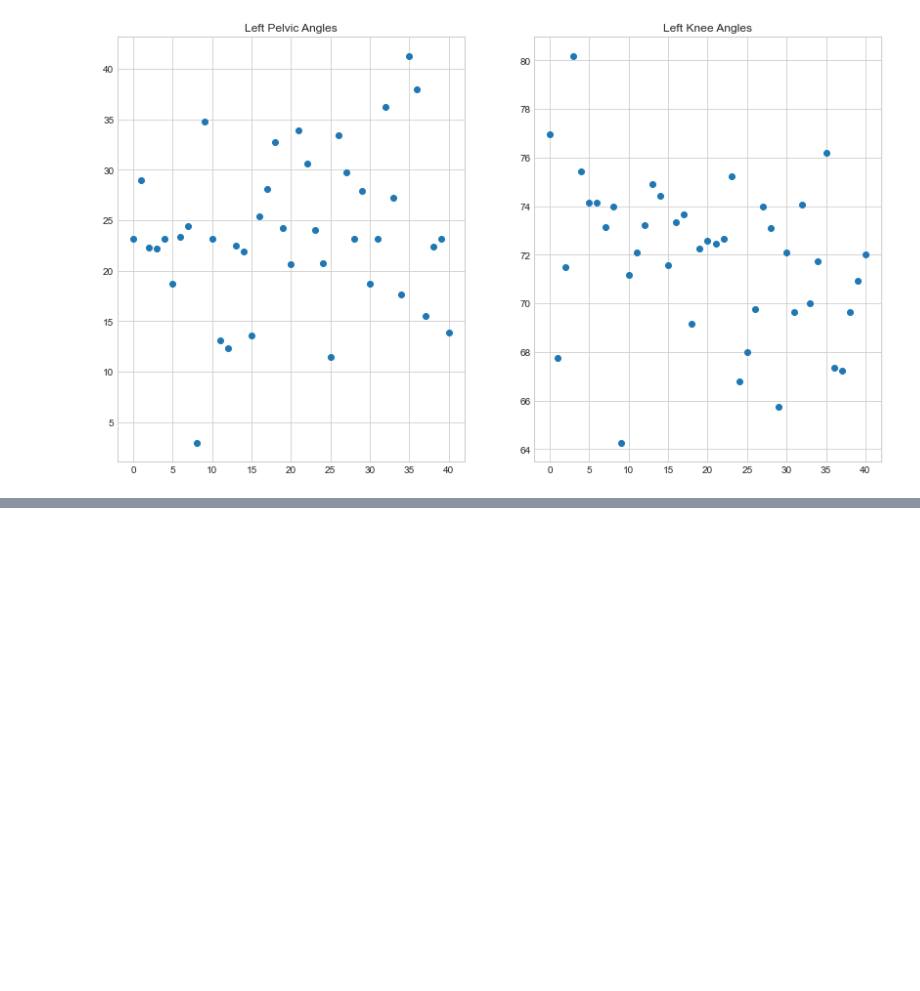
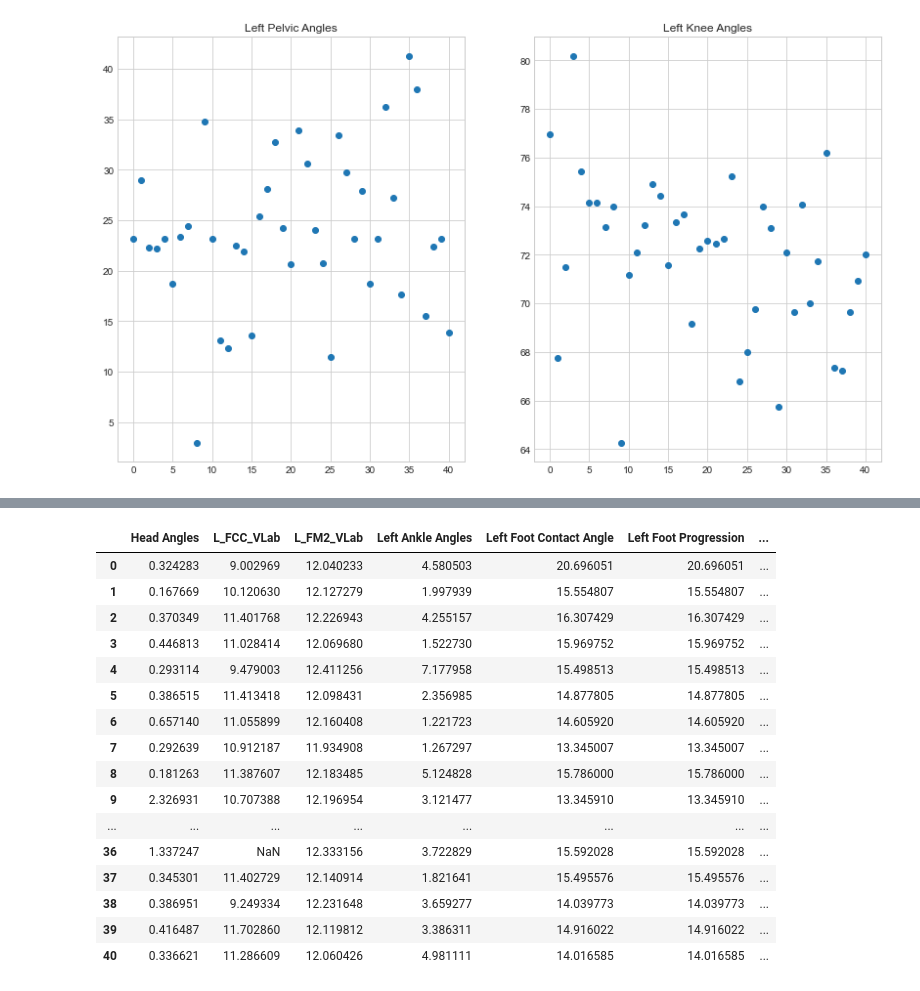
Before and after one commit to streckgumman/BikeFit, a Jupyter notebook: src/injuries.ipynb, the cells around one changed output, grey strips where cells are left out. Drawn from its saved outputs; the diff is of its cells as text; code cells hidden in the pictures; blank space fills up the shorter version.

```diff
--- a/src/injuries.ipynb
+++ b/src/injuries.ipynb
@@ -231,3 +232,85 @@ ax[1].set_title("Left Knee Angles")
 # %% [output]
 Text(0.5, 1.0, 'Left Knee Angles')
 [figure]
+# %%
+# standard deviation
+i = 0
+df_list = []
+injurylevel = [0 for i in range(21)]
+df = pd.DataFrame(injurylevel, columns=['injury level'])
+path = "../usethis/HEALTHY/"
+injury = pd.DataFrame(injurylevel, columns=['injury level'])
+
+
+
+for xml_file in os.listdir(path):
+    if xml_file.startswith("timeseries"):
+        #print(xml_file)
+        bs_data = read_data(path + xml_file)
+        b_name = bs_data.find_all('name')
+        try:
+            df1 = calc_euclidian_distances(bs_data, 0, int(len(b_name)/4))
+            df1 = pd.DataFrame(df1.std().to_dict(),index=[df1.index.values[-1]])
+            df1 = df1.rename(index={100:i})
+            #df1 = df1.join(injury)
+            #print(df1)
+
+            df_list.append(df1)
+            i += 1
+        except:
+            print(xml_file + " failed to compute")
+
+data = pd.concat(df_list)
+#df2 = data.join(df)
+
+print(f"Length of calculated dataframe: {len(data)}" )
+print(f"Length of how many timeseries-files we have: {i}")
+
+df_list = []
+injurylevel = [1 for i in range(20)]
+injurylevel2 = [0 for i in range(21)]
+injury = pd.DataFrame([1], columns=['injury level'])
+#print(injurylevel)
+injury = injurylevel2.append(injurylevel)
+
+df = pd.DataFrame(injurylevel, columns=['injury level'])
+path = "../usethis/PFPS/"
+n = 0
+
+for xml_file in os.listdir(path):
+    if xml_file.startswith("timeseries"):
+        #print(xml_file)
+        bs_data = read_data(path + xml_file)
+        b_name = bs_data.find_all('name')
+        try:
+            df1 = calc_euclidian_distances(bs_data, 0, int(len(b_name)/4))
+            df1 = pd.DataFrame(df1.std().to_dict(),index=[df1.index.values[-1]])
+            #print(df1)
+            #break
+            df1 = df1.rename(index={100:i})
+            #df1 = df1.join(injury)
+
+
+            df_list.append(df1)
+            i += 1
+            n += 1
+        except:
+            print(xml_file + " failed to compute")
+
+data2 = pd.concat(df_list)
+#df3 = data.join(df)
+total = i - n
+
+print(f"Length of calculated dataframe: {len(data)}" )
+print(f"Length of how many timeseries-files we have: {total}")
+
+# injured = 1, uninjured = 0
+injurylevel = [1 for i in range(20)]
+injurylevel2 = [0 for i in range(21)]
+injurylevel = injurylevel2 + injurylevel
+
+injury = pd.DataFrame(injury, columns=['injury level'])
+data3 = data.append(data2)
+data4 = data3.join(injury)
+data4
+# %% [output]
@@ -233,0 +323,17 @@ Text(0.5, 1.0, 'Left Knee Angles')
+|  | Head Angles | L_FCC_VLab | L_FM2_VLab | Left Ankle Angles | Left Foot Contact Angle | Left Foot Progression | ... |
+| 0 | 0.324283 | 9.002969 | 12.040233 | 4.580503 | 20.696051 | 20.696051 | ... |
+| 1 | 0.167669 | 10.120630 | 12.127279 | 1.997939 | 15.554807 | 15.554807 | ... |
+| 2 | 0.370349 | 11.401768 | 12.226943 | 4.255157 | 16.307429 | 16.307429 | ... |
+| 3 | 0.446813 | 11.028414 | 12.069680 | 1.522730 | 15.969752 | 15.969752 | ... |
+| 4 | 0.293114 | 9.479003 | 12.411256 | 7.177958 | 15.498513 | 15.498513 | ... |
+| 5 | 0.386515 | 11.413418 | 12.098431 | 2.356985 | 14.877805 | 14.877805 | ... |
+| 6 | 0.657140 | 11.055899 | 12.160408 | 1.221723 | 14.605920 | 14.605920 | ... |
+| 7 | 0.292639 | 10.912187 | 11.934908 | 1.267297 | 13.345007 | 13.345007 | ... |
+| 8 | 0.181263 | 11.387607 | 12.183485 | 5.124828 | 15.786000 | 15.786000 | ... |
+| 9 | 2.326931 | 10.707388 | 12.196954 | 3.121477 | 13.345910 | 13.345910 | ... |
+| ... | ... | ... | ... | ... | ... | ... | ... |
+| 36 | 1.337247 | NaN | 12.333156 | 3.722829 | 15.592028 | 15.592028 | ... |
+| 37 | 0.345301 | 11.402729 | 12.140914 | 1.821641 | 15.495576 | 15.495576 | ... |
+| 38 | 0.386951 | 9.249334 | 12.231648 | 3.659277 | 14.039773 | 14.039773 | ... |
+| 39 | 0.416487 | 11.702860 | 12.119812 | 3.386311 | 14.916022 | 14.916022 | ... |
+| 40 | 0.336621 | 11.286609 | 12.060426 | 4.981111 | 14.016585 | 14.016585 | ... |
```
Also changed, not shown: parts of 3 cells of this notebook.
